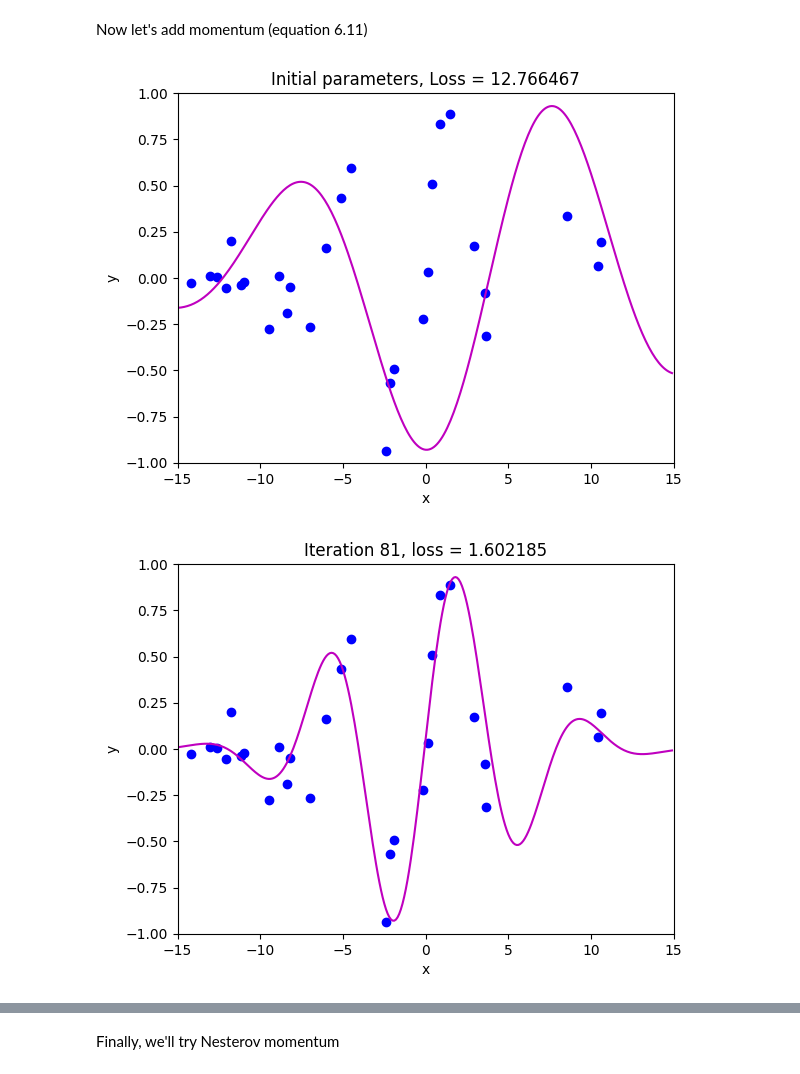
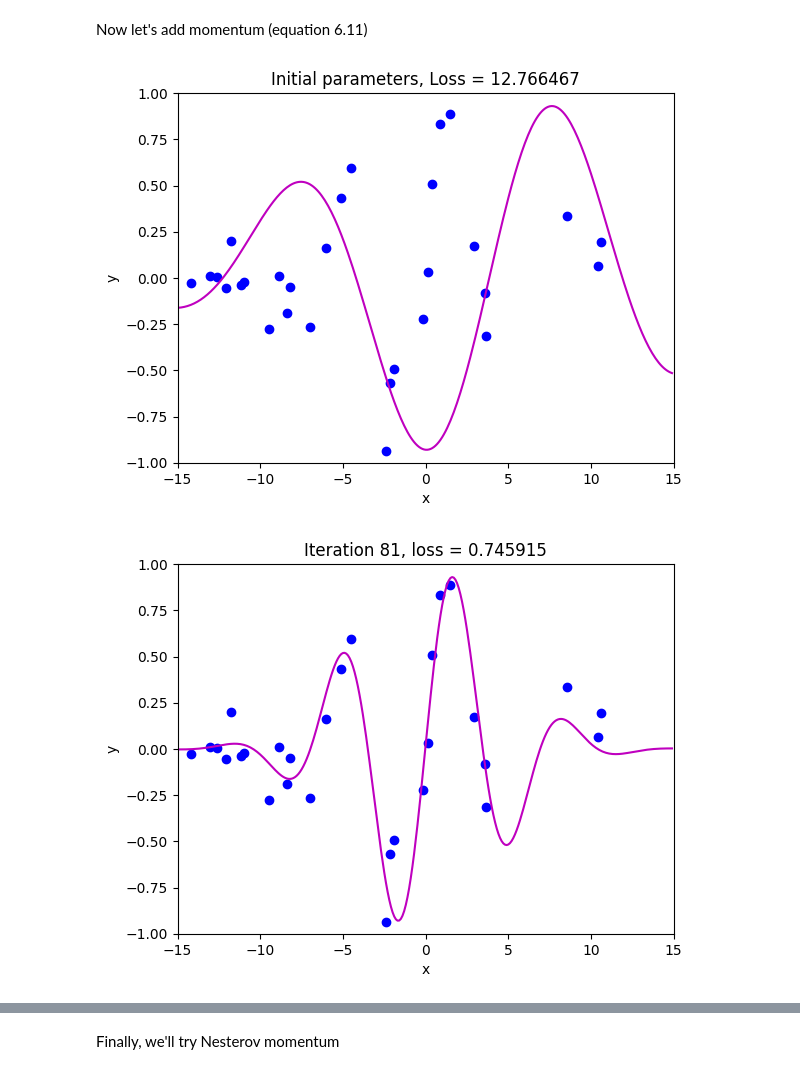
Before and after one commit to muddlebee/udlbook, a Jupyter notebook: Notebooks/Chap06/6_4_Momentum.ipynb, the cells around one changed output, grey strips where cells are left out. Saved outputs shown, nothing was run; the diff lists cells and outputs as text; code cells hidden in the pictures.

Commit message:
6.4: momentum fix for normal momentum

```diff
--- a/Notebooks/Chap06/6_4_Momentum.ipynb
+++ b/Notebooks/Chap06/6_4_Momentum.ipynb
@@ -171,32 +171,32 @@ np.random.seed(1)
 n_steps = 81
 batch_size = 5
 alpha = 0.6
 beta = 0.6
 momentum = np.zeros([2,1])
 phi_all = np.zeros((2,n_steps+1))
 phi_all[0,0] = -1.5
 phi_all[1,0] = 6.5
 
 # Measure loss and draw initial model
 loss =  compute_loss(data[0,:], data[1,:], model, phi_all[:,0:1])
 draw_model(data,model,phi_all[:,0:1], "Initial parameters, Loss = %f"%(loss))
 
 for c_step in range (n_steps):
   # Choose random batch indices
   batch_index = np.random.permutation(data.shape[1])[0:batch_size]
   # Compute the gradient
   gradient = compute_gradient(data[0,batch_index], data[1,batch_index],  phi_all[:,c_step:c_step+1] )
 
   # TODO -- calculate momentum - replace the line below
   # momentum = np.zeros([2,1])
-  momentum = compute_momentum(momentum, gradient, beta)
+  momentum = compute_momentum(gradient, momentum, beta)
   # print("momentum ",momentum)
   # Update the parameters
   phi_all[:,c_step+1:c_step+2] = phi_all[:,c_step:c_step+1] - alpha * momentum
 
 loss =  compute_loss(data[0,:], data[1,:], model, phi_all[:,c_step+1:c_step+2])
 draw_model(data,model,phi_all[:,c_step+1], "Iteration %d, loss = %f"%(c_step+1,loss))
 draw_loss_function(compute_loss, data, model,phi_all)
 # %% [output]
 [figure]
-[figure, old version]
+[figure, new version]
```
Also changed, not shown: parts of 2 cells of this notebook.
